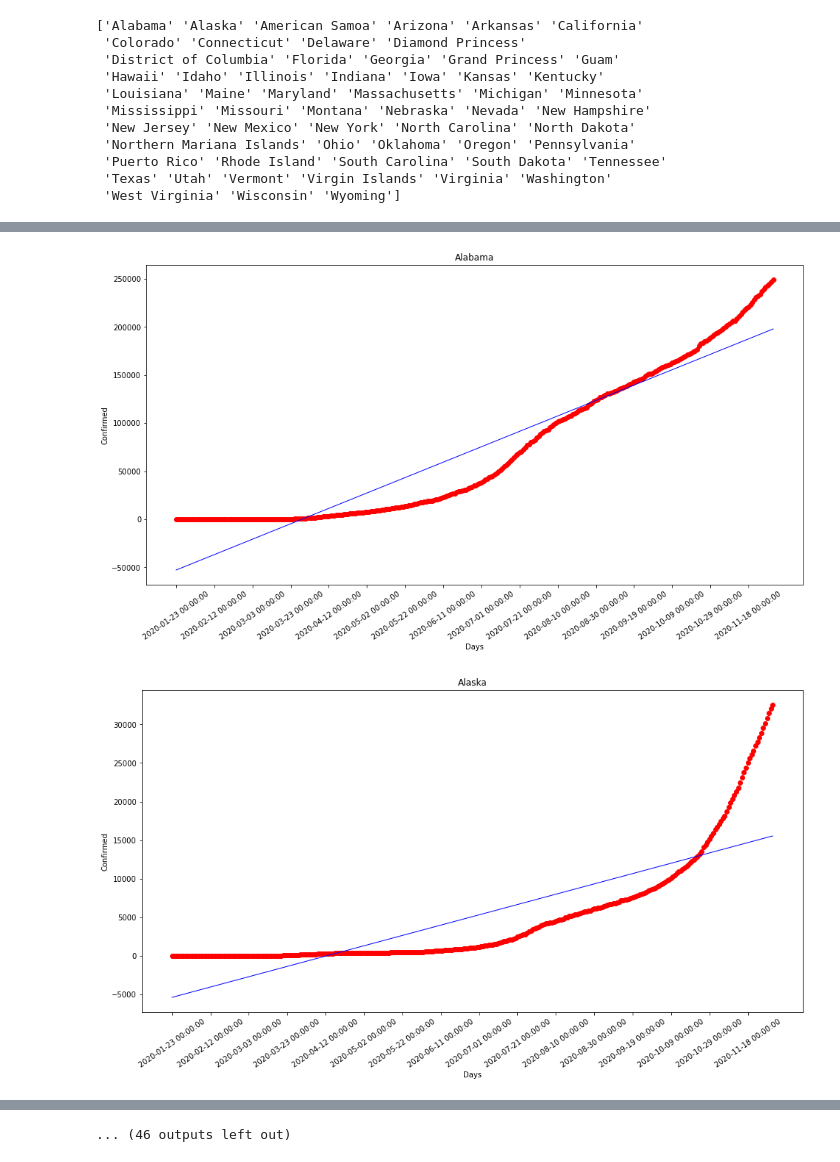
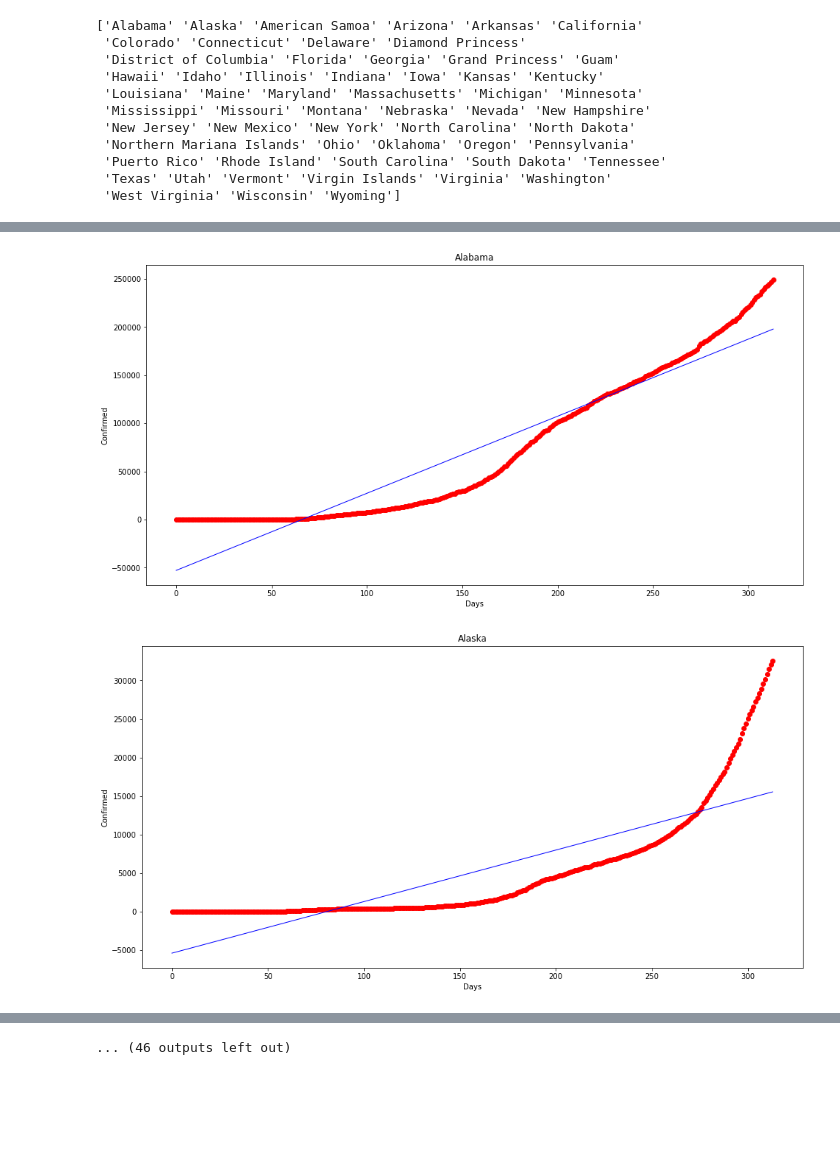
Before and after one commit to tanmaysarin/CS418-FinalProject-COVIDAnalysis, a Jupyter notebook: States.ipynb, the cells around one changed output, grey strips where cells are left out. Drawn from its saved outputs; the diff is of its cells as text; code cells hidden in the pictures; blank space fills up the shorter version.

```diff
--- a/States.ipynb
+++ b/States.ipynb
@@ -160,5 +176,5 @@ full_grouped
 # %%
-Ill = full_grouped[full_grouped['Province_State'] == 'Illinois']
+Ill = full_grouped[full_grouped['Province_State'] == 'North Carolina']
 
 base = alt.Chart(Ill).mark_bar().encode(
     x='monthdate(Date):O',
@@ -168,7 +184,7 @@ base = alt.Chart(Ill).mark_bar().encode(
 
 red = alt.value("#f54242")
 
-base.encode(y = 'Confirmed').properties(title = 'Total Confirmed') | base.encode(y = 'Deaths', color = red).properties(title = 'Total Deaths')
+base.encode(y = 'Confirmed').properties(title = 'Total Confirmed') | base.encode(y = 'Deaths', color = red).properties(title = 'Total Deaths Florida')
 # %% [output]
 [interactive output not drawn]
 # %%
@@ -342,33 +356,33 @@ for s in lists:
     Ill['Days'] = Ill.index
 
 
     X = Ill['Days'].values.reshape(-1,1)
     y = Ill['Confirmed'].values.reshape(-1,1)
 
 
     reg = LinearRegression()
     reg.fit(X, y)
     p = reg.predict(X)
     plt.figure(figsize=(16, 8))
     plt.scatter(
         X,
         y,
         c='red'
     )
     plt.plot(
         X,
         p,
         c='blue',
         linewidth=1
     )
 
 
-    plt.xticks(np.arange(Ill.shape[0])[::20], Ill.Date[1::20], rotation=35)
+#     plt.xticks(np.arange(Ill.shape[0])[::20], Ill.Date[1::20], rotation=35)
     #plt.set_xticklabels(Ill.date)
     plt.title(s)
     plt.xlabel("Days")
     plt.ylabel("Confirmed")
     plt.show()
 # %% [output]
-[figure, old version]
+[figure, new version]
-[figure, old version]
+[figure, new version]
```
Also changed, not shown: parts of 7 cells of this notebook.
